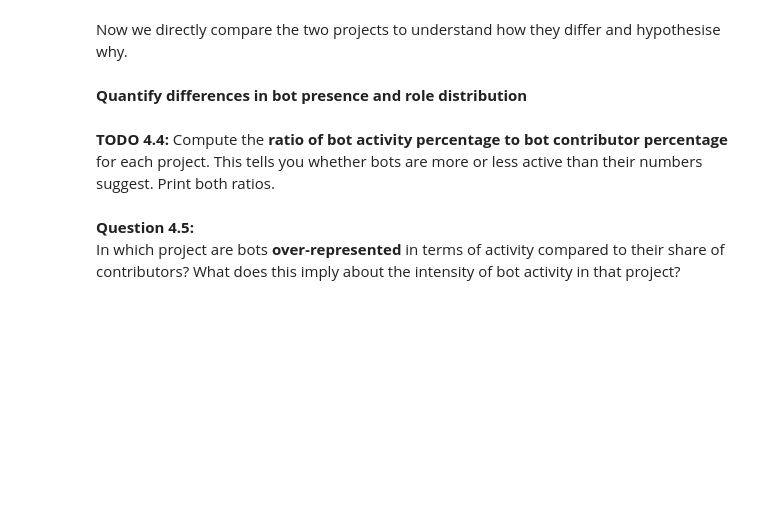
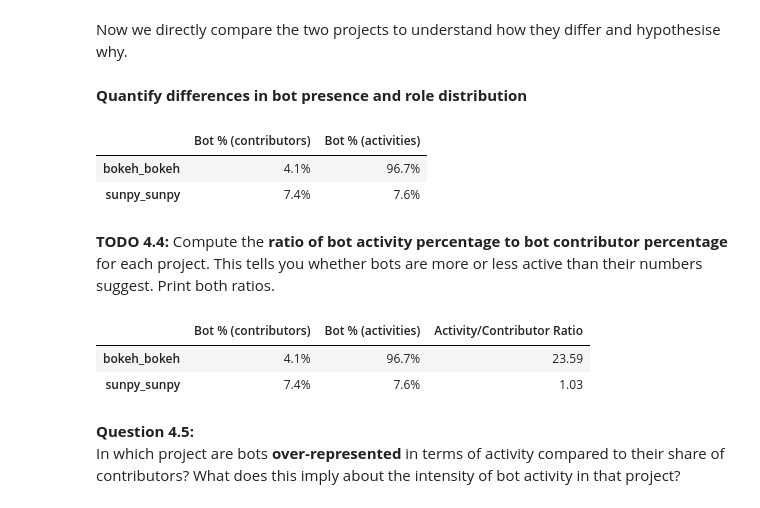
Before and after one commit to oussamahakik/bot-detection-and-roles, a Jupyter notebook: Bots-Template.ipynb, the cells around one changed output. Cells and saved outputs as stored; diff of their text form; code cells hidden in the pictures; blank space fills up the shorter version.

```diff
--- a/Bots-Template.ipynb
+++ b/Bots-Template.ipynb
@@ -1774,3 +1821,8 @@ for proj, df_role in role_with_labels.items():
 **TODO 4.2:** For each project, calculate the **ratio of total reviewer activities to total developer activities**. Print both ratios. (e.g., `reviewer/developer`). If developer total is zero, print "N/A".
 # %%
 # TODO: Compute reviewer/developer ratio for each project.
+for proj, df_role in role_with_labels.items():
+    total_devs = df_role['developer'].sum()
+    total_reviewers = df_role['reviewer'].sum()
+    ratio = total_reviewers / total_devs if total_devs > 0 else float('inf')
+    print(f"\n{proj} - Reviewer/Developer ratio: {ratio:.2f}")
@@ -1860,10 +1969,25 @@ for proj, df in role_with_labels.items():
     comparison.loc[proj, 'Bot % (activities)'] = f"{bot_activities/total_activities*100:.1f}%"
 
 display(comparison)
+# %% [output]
+|  | Bot % (contributors) | Bot % (activities) |
+| bokeh_bokeh | 4.1% | 96.7% |
+| sunpy_sunpy | 7.4% | 7.6% |
 # %% [markdown]
 **TODO 4.4:** Compute the **ratio of bot activity percentage to bot contributor percentage** for each project. This tells you whether bots are more or less active than their numbers suggest. Print both ratios.
 # %%
 # TODO: Compute (Bot % activities) / (Bot % contributors) for each project.
+for proj in comparison.index:
+    bot_contrib_pct = float(comparison.loc[proj, 'Bot % (contributors)'].rstrip('%'))
+    bot_activity_pct = float(comparison.loc[proj, 'Bot % (activities)'].rstrip('%'))
+    ratio = bot_activity_pct / bot_contrib_pct if bot_contrib_pct > 0 else float('inf')
+    comparison.loc[proj, 'Activity/Contributor Ratio'] = f"{ratio:.2f}"
+
+display(comparison)
+# %% [output]
+|  | Bot % (contributors) | Bot % (activities) | Activity/Contributor Ratio |
+| bokeh_bokeh | 4.1% | 96.7% | 23.59 |
+| sunpy_sunpy | 7.4% | 7.6% | 1.03 |
 # %% [markdown]
 **Question 4.5:**
 In which project are bots **over‑represented** in terms of activity compared to their share of contributors? What does this imply about the intensity of bot activity in that project?
```
Also changed, not shown: parts of 20 cells of this notebook.
